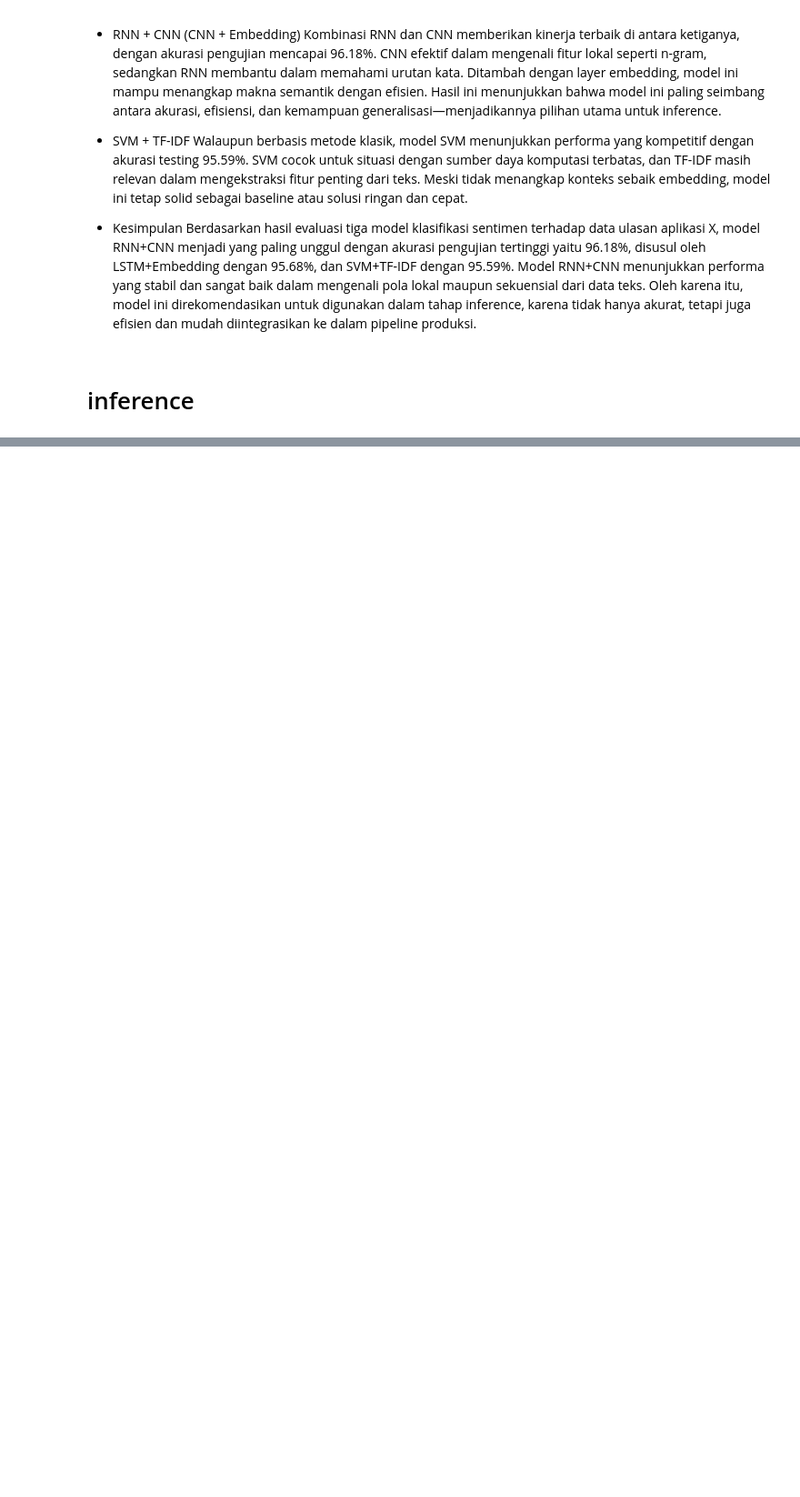
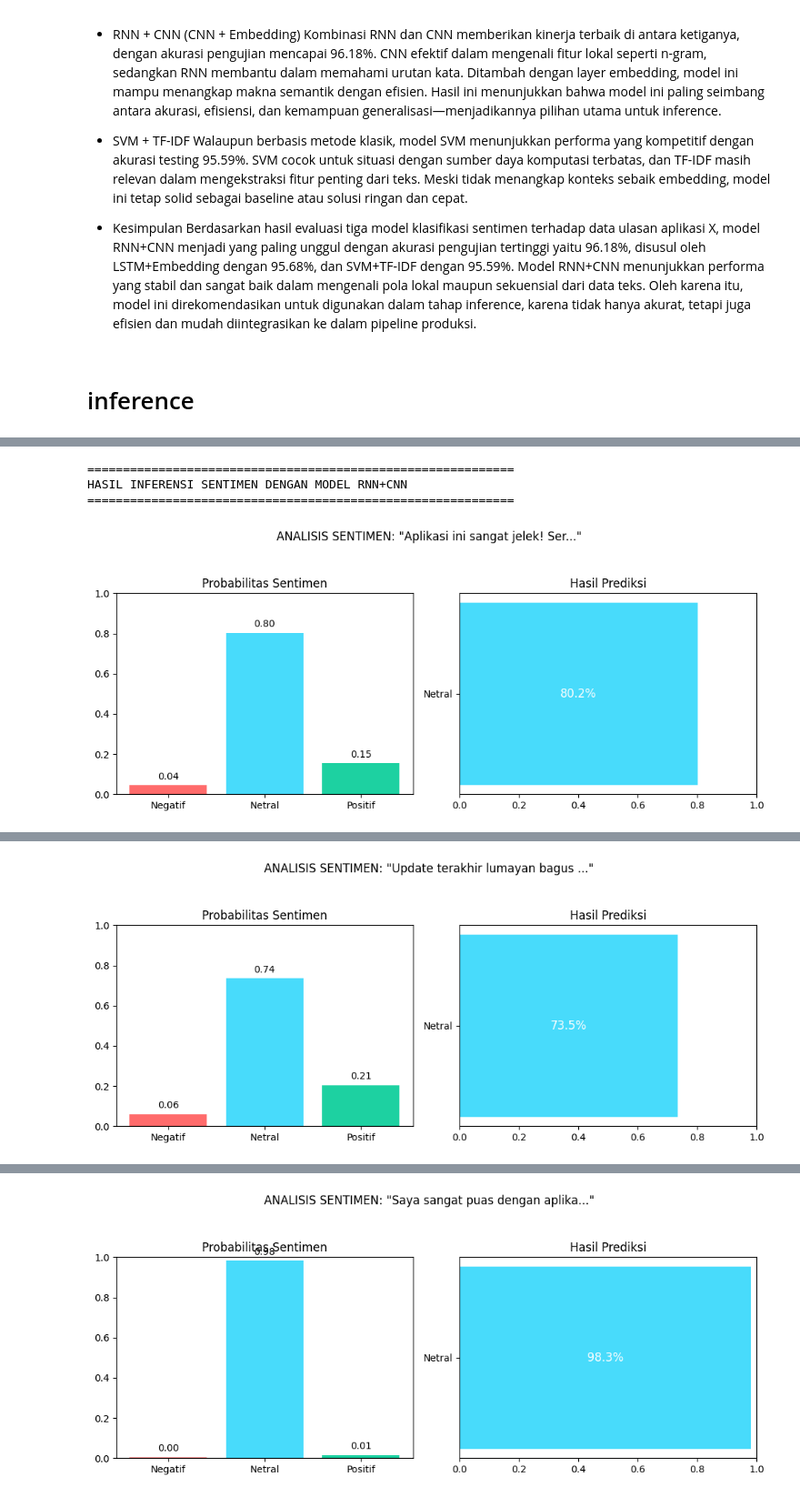
Before and after one commit to Robbysaidiii/Scraping_RobbySaidi_mc211d5y2136, a Jupyter notebook: notebook_pelatihan_model.ipynb, the cells around one changed output, grey strips where cells are left out. Shown at 91% size. Saved outputs shown, nothing was run; the diff lists cells and outputs as text; code cells hidden in the pictures; blank space fills up the shorter version.

```diff
--- a/notebook_pelatihan_model.ipynb
+++ b/notebook_pelatihan_model.ipynb
@@ -878,0 +906,74 @@ predict("Hmm oke sih, tapi masih banyak kurangnya")
+# %%
+# 1. Load Model RNN+CNN
+model = load_model('best_rnn_cnn.h5')
+
+# 2. Membuat Tokenizer Baru (jika tidak ada file tokenizer.pkl)
+# Gunakan data yang sama seperti saat training untuk membuat vocabulary
+sample_texts = df['cleaned_review'].sample(1000, random_state=42).tolist()  # Ambil sample dari data
+
+tokenizer = Tokenizer(num_words=20000)
+tokenizer.fit_on_texts(sample_texts)
+
+# 3. Fungsi Prediksi dengan Visualisasi
+def predict_with_visualization(text, show_plot=True):
+    # Preprocessing sederhana
+    text_clean = text.lower()
+    text_clean = re.sub(r"[^\w\s]", "", text_clean)
+
+    # Tokenisasi
+    sequence = tokenizer.texts_to_sequences([text_clean])
+    padded = pad_sequences(sequence, maxlen=100)
+
+    # Prediksi
+    prediction = model.predict(padded, verbose=0)[0]
+    labels = ['Negatif', 'Netral', 'Positif']
+    predicted_label = labels[np.argmax(prediction)]
+    confidence = np.max(prediction)
+
+    # Visualisasi
+    if show_plot:
+        plt.figure(figsize=(10, 4))
+
+        # Plot distribusi probabilitas
+        plt.subplot(1, 2, 1)
+        colors = ['#ff6b6b', '#48dbfb', '#1dd1a1']
+        bars = plt.bar(labels, prediction, color=colors)
+        plt.title('Probabilitas Sentimen')
+        plt.ylim(0, 1)
+        for bar in bars:
+            height = bar.get_height()
+            plt.text(bar.get_x() + bar.get_width()/2, height + 0.02,
+                    f'{height:.2f}', ha='center', va='bottom')
+
+        # Plot hasil utama
+        plt.subplot(1, 2, 2)
+        plt.barh([predicted_label], [confidence], color=colors[np.argmax(prediction)])
+        plt.xlim(0, 1)
+        plt.title('Hasil Prediksi')
+        plt.text(confidence/2, 0, f'{confidence*100:.1f}%',
+                 ha='center', va='center', color='white', fontsize=12)
+
+        plt.suptitle(f'ANALISIS SENTIMEN: "{text[:30]}..."', y=1.05)
+        plt.tight_layout()
+        plt.show()
+
+    return predicted_label, f"{confidence*100:.1f}%"
+
+# 4. Contoh Penggunaan
+test_samples = [
+    "Aplikasi ini sangat jelek! Sering error dan bikin frustasi",
+    "Update terakhir lumayan bagus tapi masih ada bug kecil",
+    "Saya sangat puas dengan aplikasi ini, fiturnya lengkap!",
+    "Aplikasinya biasa saja, tidak lebih tidak kurang"
+]
+
+print("="*60)
+print("HASIL INFERENSI SENTIMEN DENGAN MODEL RNN+CNN")
+print("="*60)
+
+for text in test_samples:
+    label, confidence = predict_with_visualization(text)
+    print(f"\nTeks: {text}")
+    print(f"Hasil Prediksi: {label} (Confidence: {confidence})")
+    print("-"*50)
+# %% [output]
@@ -878,0 +981,4 @@ predict("Hmm oke sih, tapi masih banyak kurangnya")
+============================================================
+HASIL INFERENSI SENTIMEN DENGAN MODEL RNN+CNN
+============================================================
+[figure, added]
@@ -878,0 +988 @@ predict("Hmm oke sih, tapi masih banyak kurangnya")
+[figure, added]
@@ -878,0 +992 @@ predict("Hmm oke sih, tapi masih banyak kurangnya")
+[figure, added]
```
Also changed, not shown: parts of 14 cells of this notebook.
